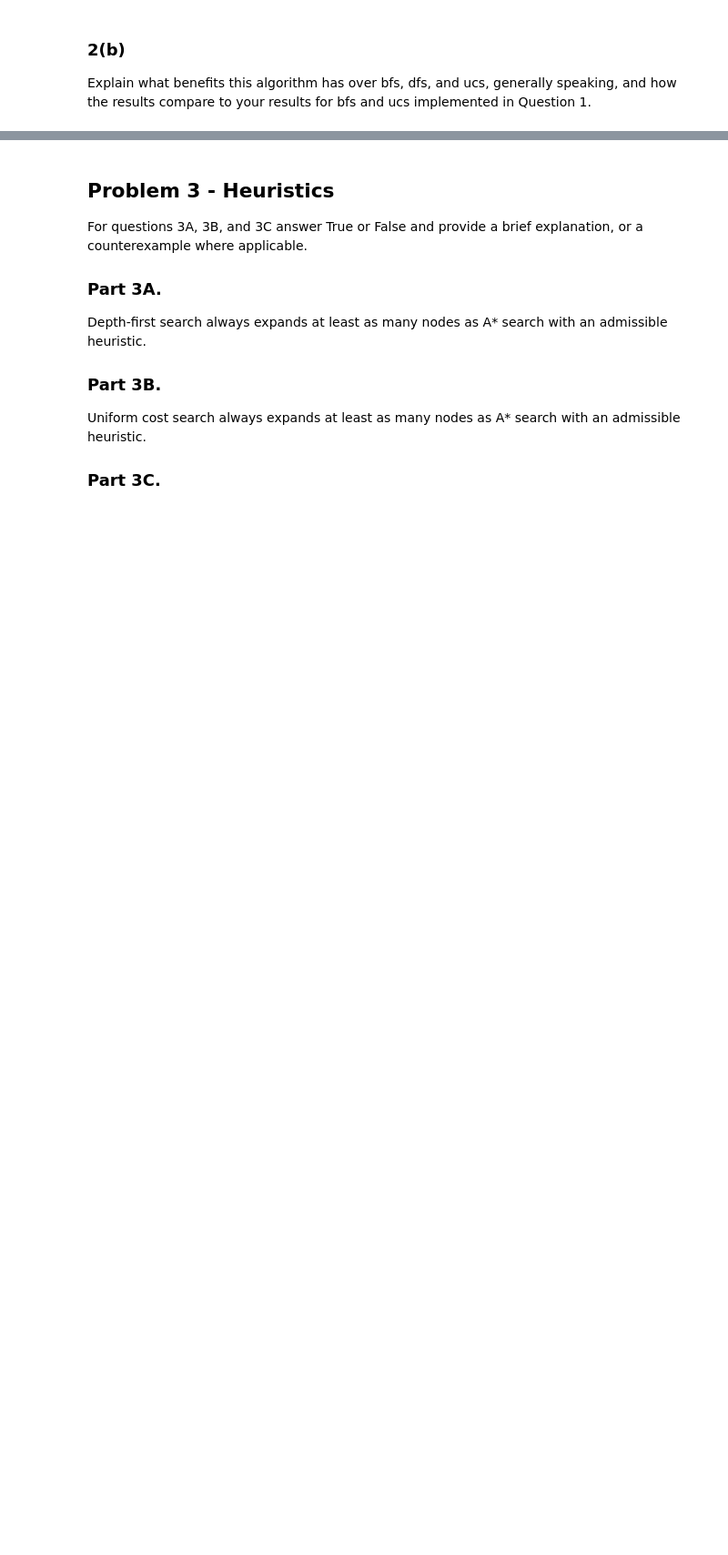
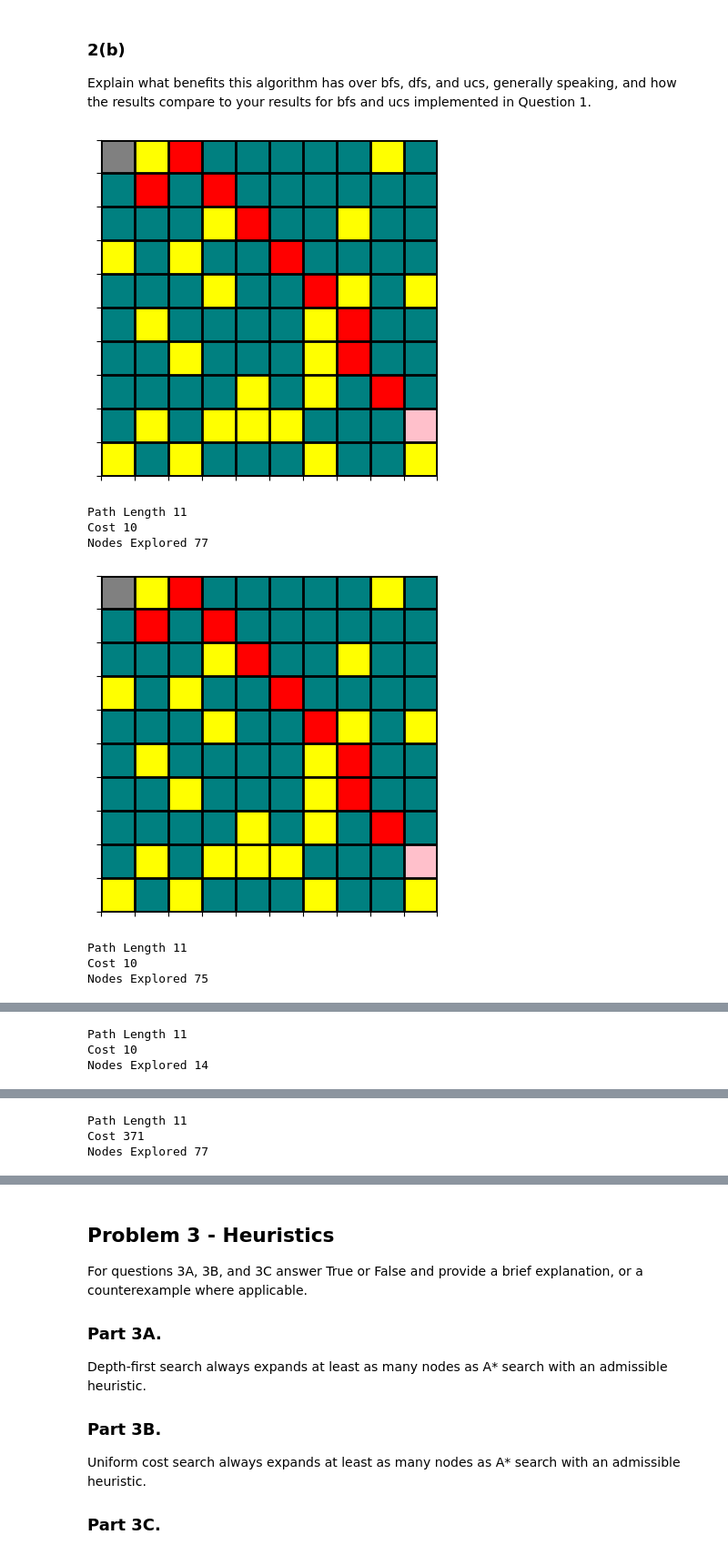
Before and after one commit to TyVanEssen/CSCI-3202-001-Introduction-to-Artificial-Intelligence, a Jupyter notebook: HW7/CSCI3202_HW7_Ty_VanEssen.ipynb, the cells around one changed output, grey strips where cells are left out. Shown at 91% size. Drawn from its saved outputs; the diff is of its cells as text; code cells hidden in the pictures; blank space fills up the shorter version.

```diff
--- a/HW7/CSCI3202_HW7_Ty_VanEssen.ipynb
+++ b/HW7/CSCI3202_HW7_Ty_VanEssen.ipynb
@@ -447,3 +510,25 @@ Run your code and display the results visually using the `show_path` method.
 # %% [markdown]
 ### 2(b)
 Explain what benefits this algorithm has over bfs, dfs, and ucs, generally speaking, and how the results compare to your results for bfs and ucs implemented in Question 1.
+# %%
+start = (0,0)
+goal = (8,9)
+# graph = edge_weights_1
+
+for weight in (edge_weights_1, edge_weights_2):
+    algs = (breadth_first, uniform_cost, a_star)
+    for algo in algs:
+        my_path, cost, explored = algo(start, goal, weight, True)
+        show_path(env, my_path)
+        print("Path Length", len(my_path))
+        print("Cost", cost)
+        print("Nodes Explored", explored)
+# %% [output]
+[figure, added]
+Path Length 11
+Cost 10
+Nodes Explored 77
+[figure, added]
+Path Length 11
+Cost 10
+Nodes Explored 75
@@ -449,0 +536,3 @@ Explain what benefits this algorithm has over bfs, dfs, and ucs, generally speak
+Path Length 11
+Cost 10
+Nodes Explored 14
@@ -449,0 +540,3 @@ Explain what benefits this algorithm has over bfs, dfs, and ucs, generally speak
+Path Length 11
+Cost 371
+Nodes Explored 77
```
Also changed, not shown: parts of 21 cells of this notebook.
